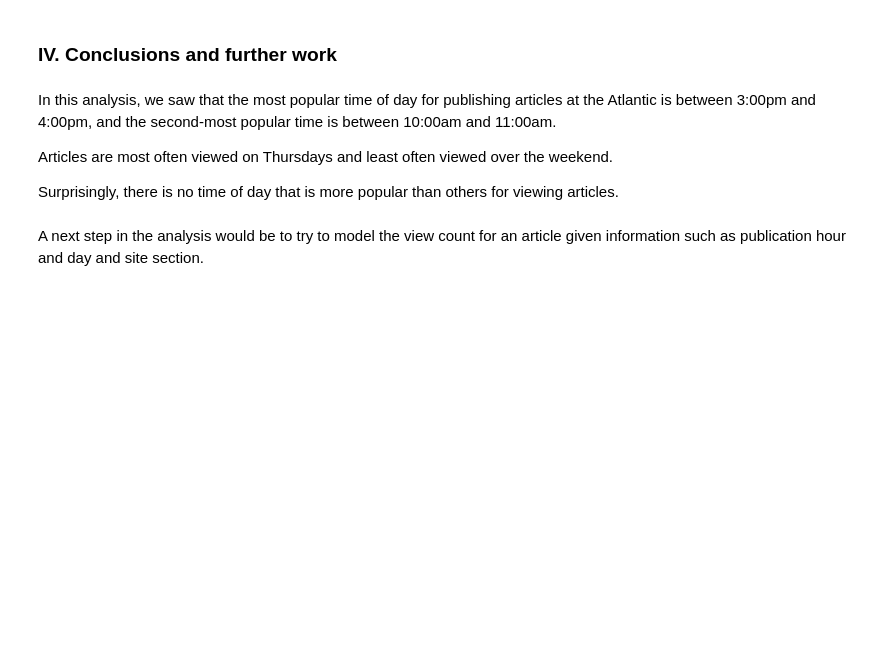
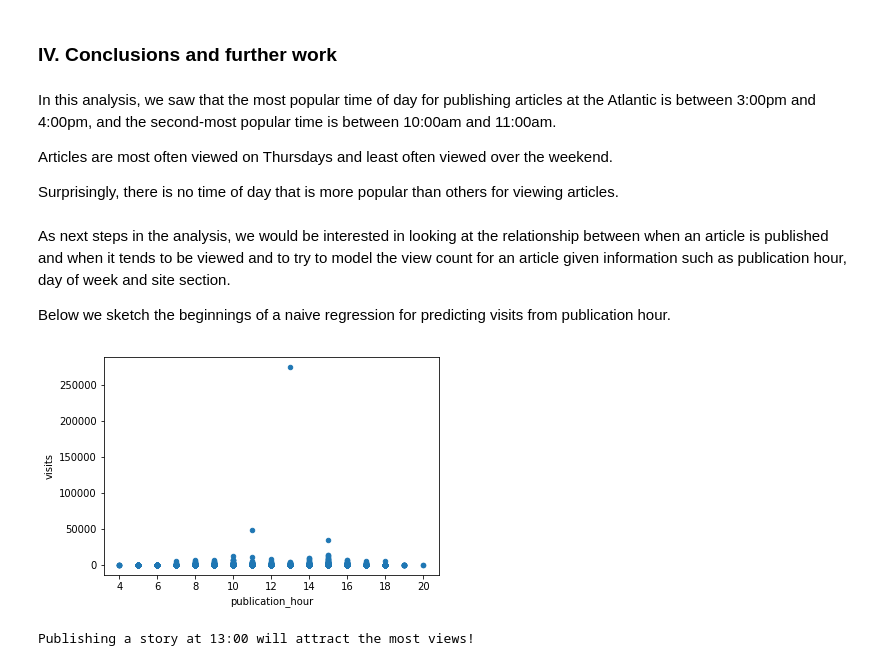
Before and after one commit to dan55/atlantic-elkin, a Jupyter notebook: analysis.ipynb, the cells around one changed output. Cells and saved outputs as stored; diff of their text form; code cells hidden in the pictures; blank space fills up the shorter version.

Commit message:
sketch a regression

```diff
--- a/analysis.ipynb
+++ b/analysis.ipynb
@@ -368,4 +368,32 @@ Articles are most often viewed on Thursdays and least often viewed over the week
 
 Surprisingly, there is no time of day that is more popular than others for viewing articles.
 # %% [markdown]
-A next step in the analysis would be to try to model the view count for an article given information such as publication hour and day and site section.
+As next steps in the analysis, we would be interested in looking at the relationship between when an article is published and when it tends to be viewed and to try to model the view count for an article given information such as publication hour, day of week and site section.
+
+Below we sketch the beginnings of a naive regression for predicting visits from publication hour.
+# %%
+# note the outliers, especially at 13:00
+_ = df_arts.plot(x="publication_hour", y="visits", kind="scatter")
+# %% [output]
+[figure, added]
+# %%
+import numpy as np
+
+from sklearn.linear_model import LinearRegression
+from sklearn.preprocessing import OneHotEncoder
+
+X, y = df_arts[["publication_hour"]], df_arts["visits"]
+
+# treat hour as categorical here
+enc = OneHotEncoder(categories="auto")
+X_encoded = enc.fit_transform(X)
+
+# fit the model
+lm = LinearRegression().fit(X_encoded, y)
+
+# get the index of the highest coefficient and offset by the minimum hour (4:00)
+best_hour = np.argmax(lm.coef_) + min(X["publication_hour"])
+
+print(f"Publishing a story at {best_hour}:00 will attract the most views!")
+# %% [output]
+Publishing a story at 13:00 will attract the most views!
```
Also changed, not shown: parts of 1 cell of this notebook, 1 other file.
